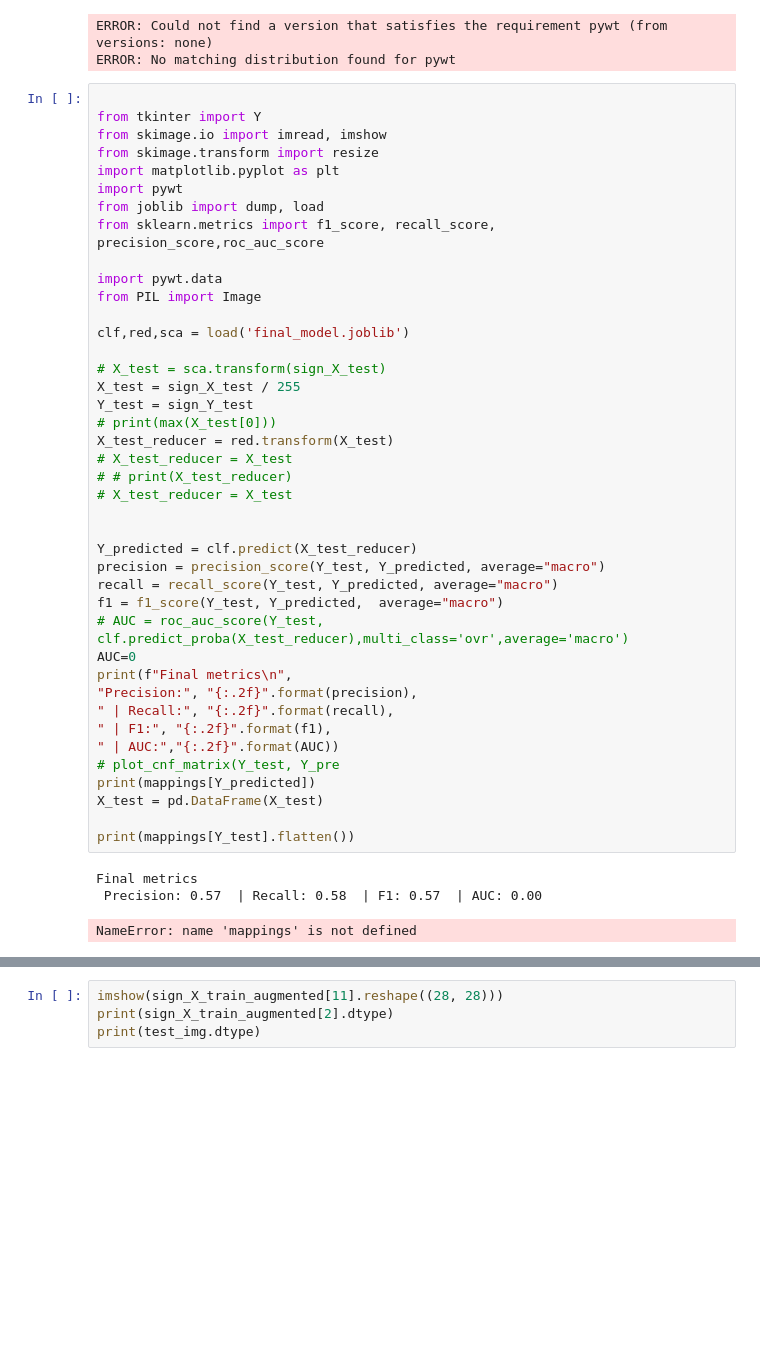
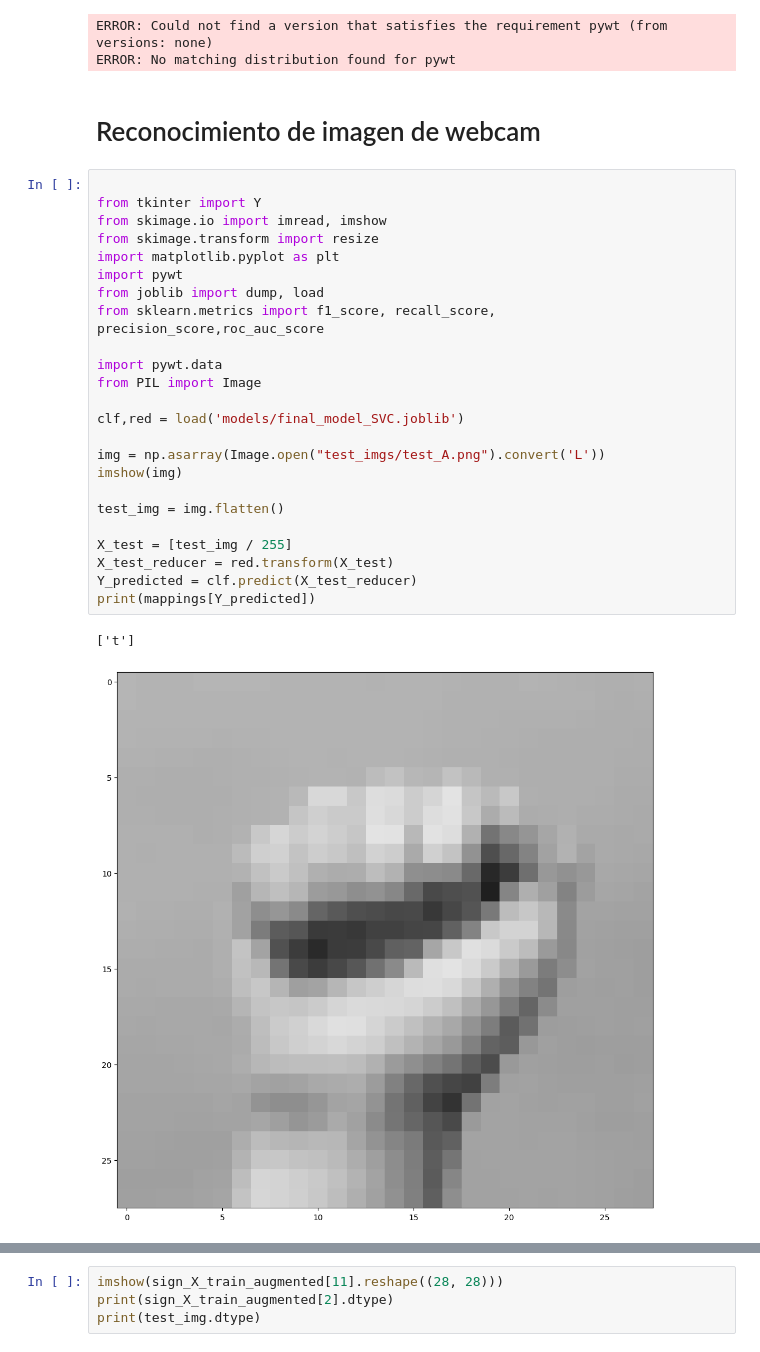
Before and after one commit to Mauricio-Bernuy/P2-IA, a Jupyter notebook: P2IA_tests.ipynb, the cells around one changed output, grey strips where cells are left out. Saved outputs shown, nothing was run; the diff lists cells and outputs as text; blank space fills up the shorter version.

```diff
--- a/P2IA_tests.ipynb
+++ b/P2IA_tests.ipynb
@@ -294,48 +378,32 @@ Successfully installed PyWavelets-1.4.1 imageio-2.22.1 networkx-2.8.7 scikit-ima
 Note: you may need to restart the kernel to use updated packages.
 ERROR: Could not find a version that satisfies the requirement pywt (from versions: none)
 ERROR: No matching distribution found for pywt
+# %% [markdown]
+# Reconocimiento de imagen de webcam
 # %%
 
 from tkinter import Y
 from skimage.io import imread, imshow
 from skimage.transform import resize
 import matplotlib.pyplot as plt
 import pywt
 from joblib import dump, load
 from sklearn.metrics import f1_score, recall_score, precision_score,roc_auc_score
 
 import pywt.data
 from PIL import Image
 
-clf,red,sca = load('final_model.joblib')
+clf,red = load('models/final_model_SVC.joblib')
 
-# X_test = sca.transform(sign_X_test)
-X_test = sign_X_test / 255
-Y_test = sign_Y_test
-# print(max(X_test[0]))
+img = np.asarray(Image.open("test_imgs/test_A.png").convert('L'))
+imshow(img)
+
+test_img = img.flatten()
+
+X_test = [test_img / 255]
 X_test_reducer = red.transform(X_test)
-# X_test_reducer = X_test
-# # print(X_test_reducer)
-# X_test_reducer = X_test
-
-
 Y_predicted = clf.predict(X_test_reducer)
-precision = precision_score(Y_test, Y_predicted, average="macro")
-recall = recall_score(Y_test, Y_predicted, average="macro")
-f1 = f1_score(Y_test, Y_predicted,  average="macro")
-# AUC = roc_auc_score(Y_test, clf.predict_proba(X_test_reducer),multi_class='ovr',average='macro')
-AUC=0
-print(f"Final metrics\n",
-"Precision:", "{:.2f}".format(precision),
-" | Recall:", "{:.2f}".format(recall),
-" | F1:", "{:.2f}".format(f1),
-" | AUC:","{:.2f}".format(AUC))
-# plot_cnf_matrix(Y_test, Y_pre
 print(mappings[Y_predicted])
-X_test = pd.DataFrame(X_test)
-
-print(mappings[Y_test].flatten())
 # %% [output]
-Final metrics
- Precision: 0.57  | Recall: 0.58  | F1: 0.57  | AUC: 0.00
+['t']
-NameError: name 'mappings' is not defined
+[figure, added]
```
Also changed, not shown: parts of 11 cells of this notebook, 17 other files.
